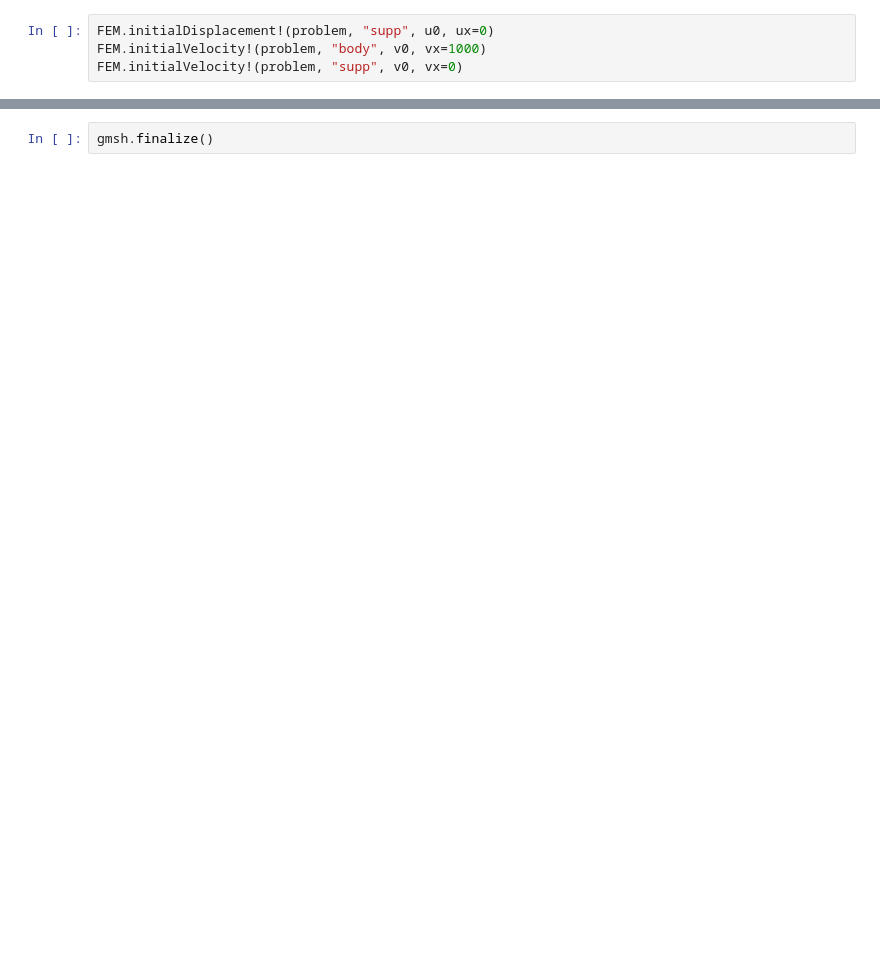
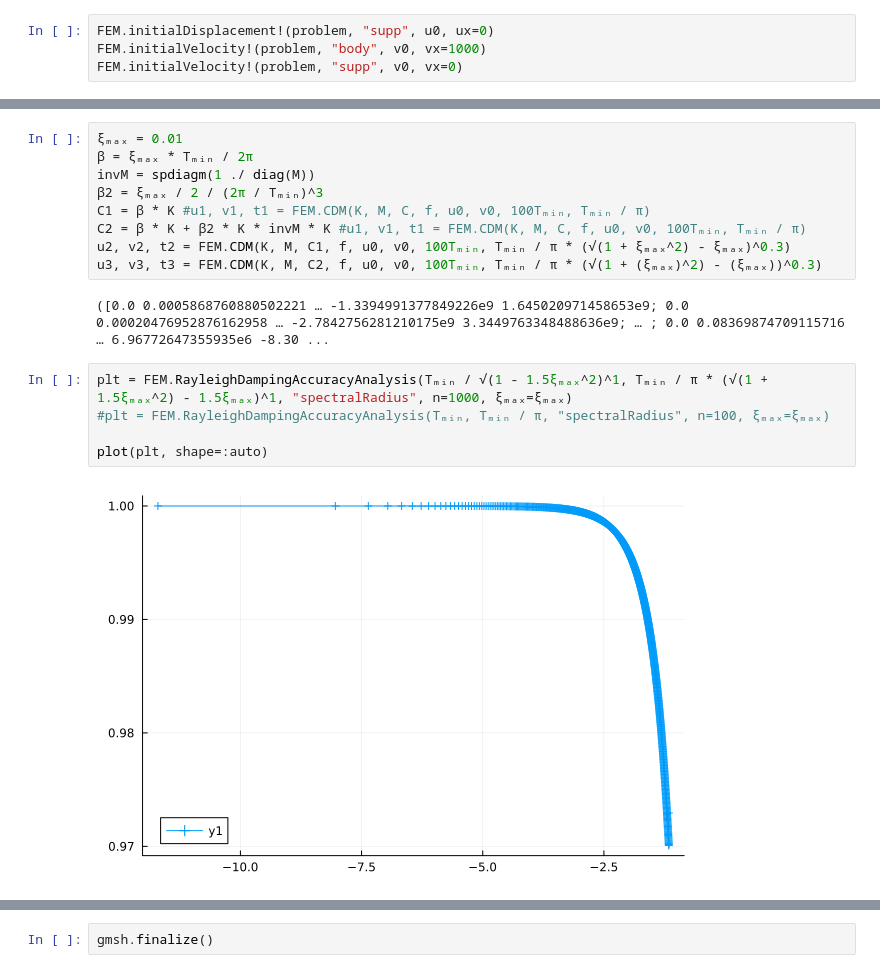
Before and after one commit to perebalazs/LowLevelFEM.jl, a Jupyter notebook: examples/wave_propagation_1D.ipynb, the cells around one changed output, grey strips where cells are left out. Cells and saved outputs as stored; diff of their text form; blank space fills up the shorter version.

```diff
--- a/examples/wave_propagation_1D.ipynb
+++ b/examples/wave_propagation_1D.ipynb
@@ -76,0 +79,18 @@ plot(plt)
+# %%
+ξₘₐₓ = 0.01
+β = ξₘₐₓ * Tₘᵢₙ / 2π
+invM = spdiagm(1 ./ diag(M))
+β2 = ξₘₐₓ / 2 / (2π / Tₘᵢₙ)^3
+C1 = β * K #u1, v1, t1 = FEM.CDM(K, M, C, f, u0, v0, 100Tₘᵢₙ, Tₘᵢₙ / π)
+C2 = β * K + β2 * K * invM * K #u1, v1, t1 = FEM.CDM(K, M, C, f, u0, v0, 100Tₘᵢₙ, Tₘᵢₙ / π)
+u2, v2, t2 = FEM.CDM(K, M, C1, f, u0, v0, 100Tₘᵢₙ, Tₘᵢₙ / π * (√(1 + ξₘₐₓ^2) - ξₘₐₓ)^0.3)
+u3, v3, t3 = FEM.CDM(K, M, C2, f, u0, v0, 100Tₘᵢₙ, Tₘᵢₙ / π * (√(1 + (ξₘₐₓ)^2) - (ξₘₐₓ))^0.3)
+# %% [output]
+([0.0 0.0005868760880502221 … -1.3394991377849226e9 1.645020971458653e9; 0.0 0.00020476952876162958 … -2.7842756281210175e9 3.3449763348488636e9; … ; 0.0 0.08369874709115716 … 6.96772647355935e6 -8.30 ...
+# %%
+plt = FEM.RayleighDampingAccuracyAnalysis(Tₘᵢₙ / √(1 - 1.5ξₘₐₓ^2)^1, Tₘᵢₙ / π * (√(1 + 1.5ξₘₐₓ^2) - 1.5ξₘₐₓ)^1, "spectralRadius", n=1000, ξₘₐₓ=ξₘₐₓ)
+#plt = FEM.RayleighDampingAccuracyAnalysis(Tₘᵢₙ, Tₘᵢₙ / π, "spectralRadius", n=100, ξₘₐₓ=ξₘₐₓ)
+
+plot(plt, shape=:auto)
+# %% [output]
+[figure, added]
```
Also changed, not shown: parts of 24 cells of this notebook, 9 other files.
